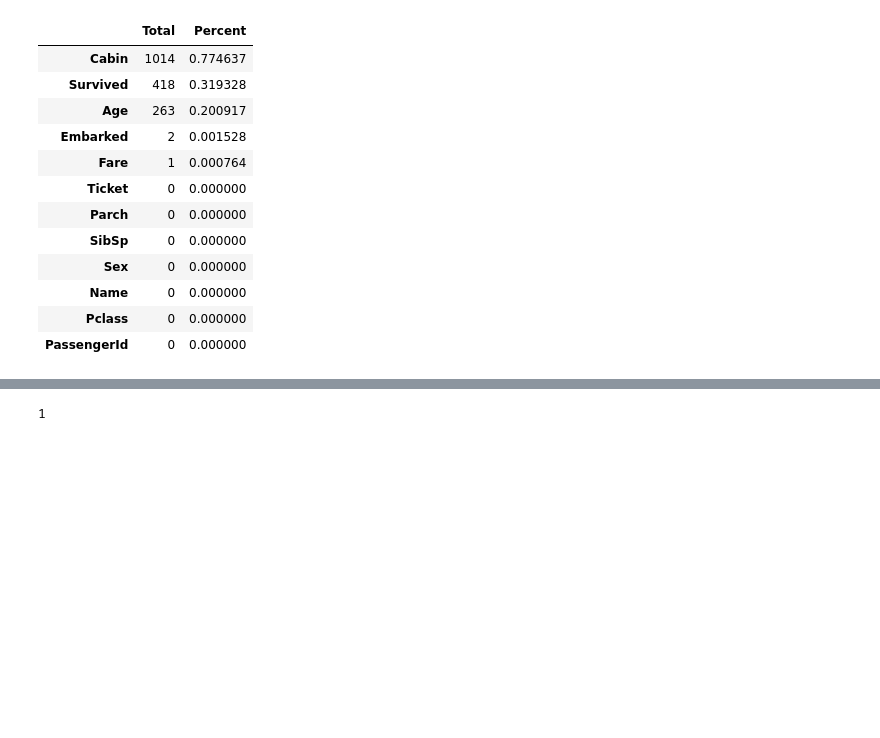
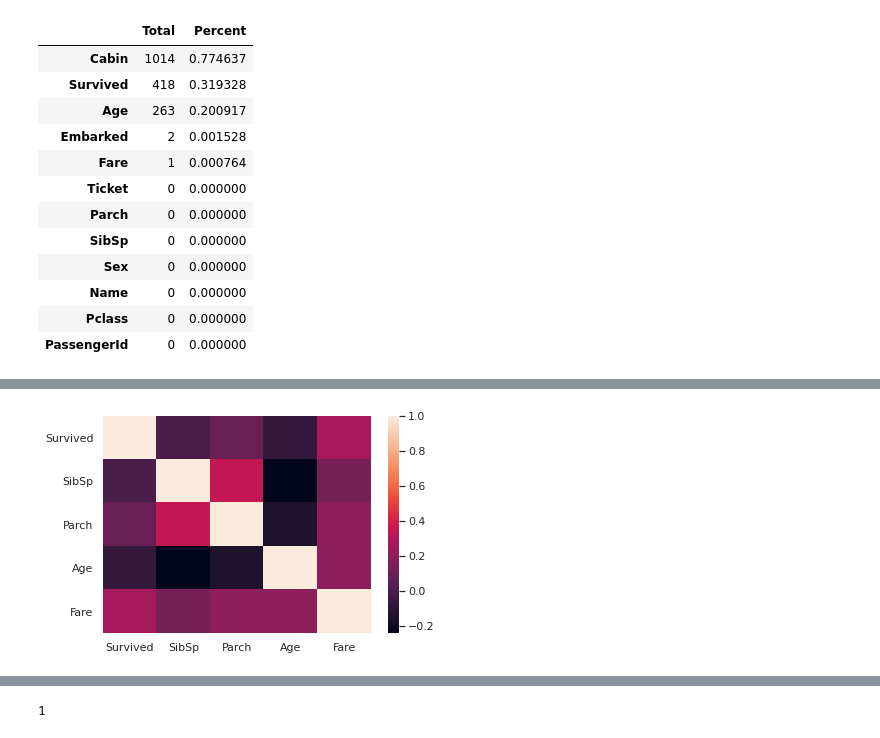
Before and after one commit to nikit34/training_DS, a Jupyter notebook: kaggle_titanic.ipynb, the cells around one changed output, grey strips where cells are left out. Cells and saved outputs as stored; diff of their text form; code cells hidden in the pictures; blank space fills up the shorter version.

```diff
--- a/kaggle_titanic.ipynb
+++ b/kaggle_titanic.ipynb
@@ -498,0 +191,4 @@ Let's look `Survived` and `Fare` features in details. We have seen that, Fare fe
+# %%
+corr_numeric = sns.heatmap(dataset[["Survived","SibSp","Parch","Age","Fare"]].corr())
+# %% [output]
+[figure, added]
```
Also changed, not shown: parts of 176 cells of this notebook.
